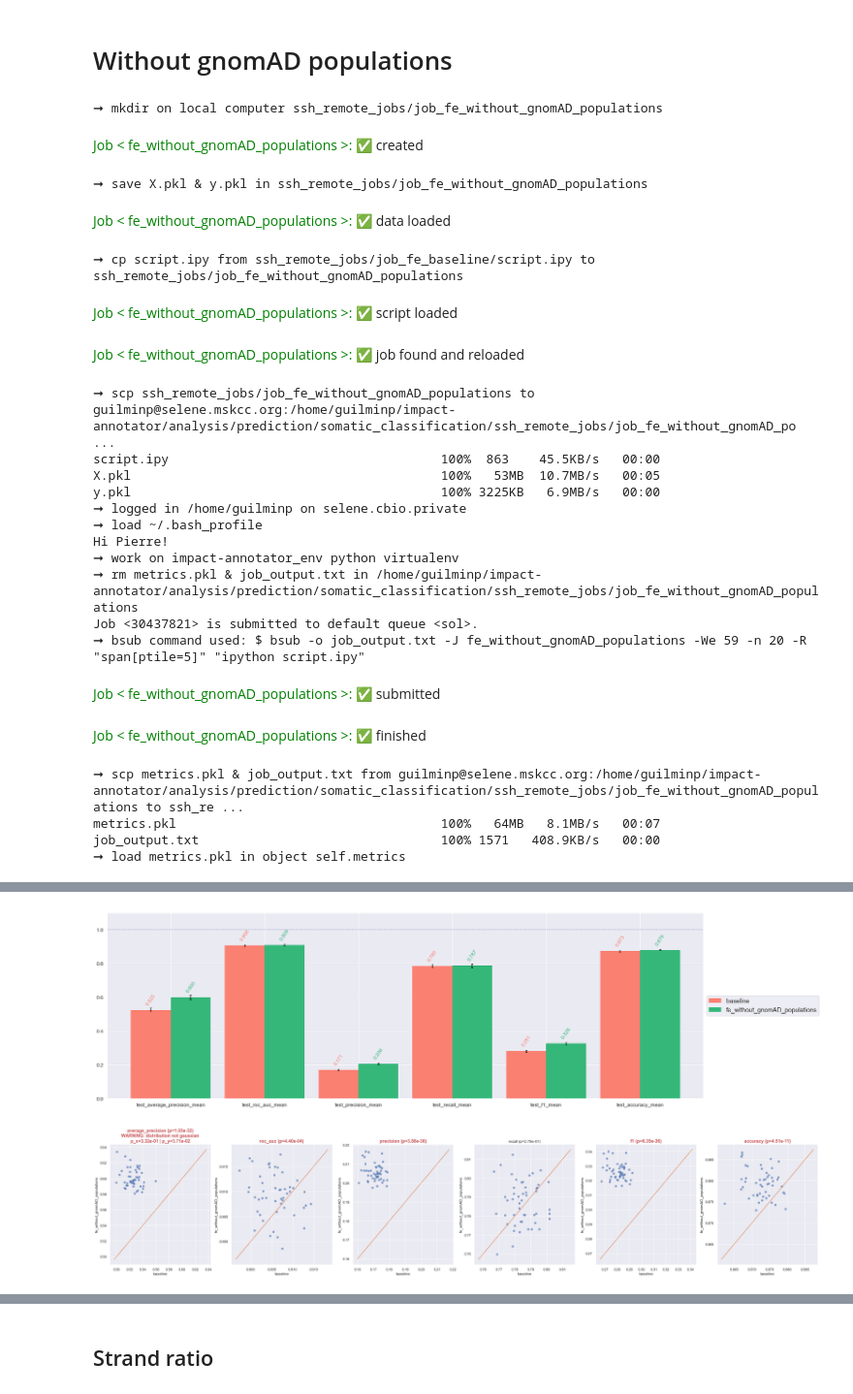
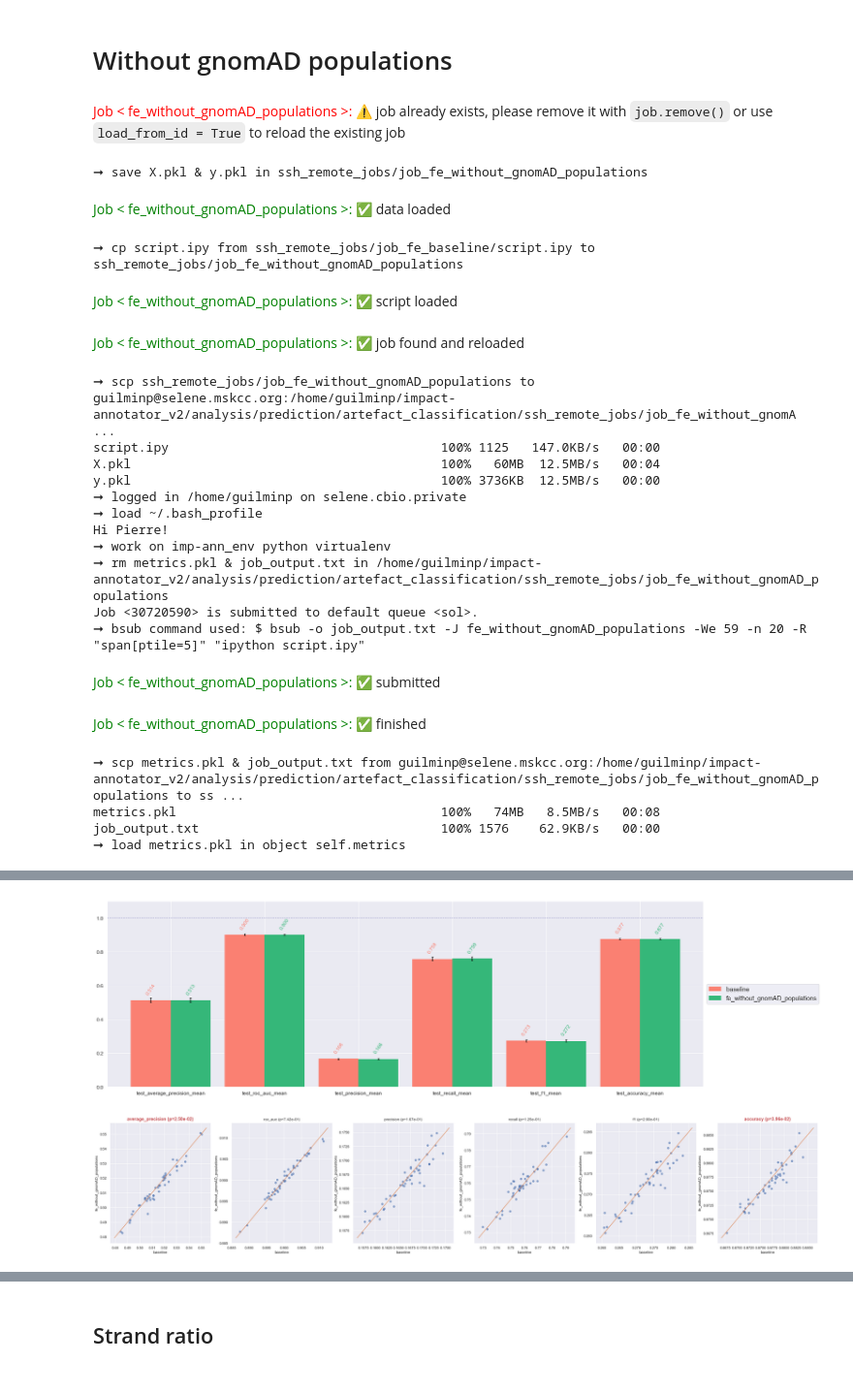
Before and after one commit to pierreguilmin/impact-annotator_v2, a Jupyter notebook: analysis/prediction/artefact_classification/feature_engineering.ipynb, the cells around one changed output, grey strips where cells are left out. Shown at 97% size. Cells and saved outputs as stored; diff of their text form; code cells hidden in the pictures.

```diff
--- a/analysis/prediction/artefact_classification/feature_engineering.ipynb
+++ b/analysis/prediction/artefact_classification/feature_engineering.ipynb
@@ -8,5 +18,9 @@ This notebook is divided in two parts:
 # %%
 %run ../../../utils/Python/setup_environment.ipy
 %run ../../../utils/Python/selene_job.ipy
+
+Selene_Job.cluster_username             = 'guilminp'
+Selene_Job.ssh_remote_jobs_cluster_path = '/home/guilminp/impact-annotator_v2/analysis/prediction/artefact_classification/ssh_remote_jobs'
+Selene_Job.ssh_remote_jobs_local_path   = 'ssh_remote_jobs'
 # %% [output]
 Setup environment... done!
@@ -72,0 +85,2 @@ job_baseline = Selene_Job('fe_baseline_181105', 'guilminp', '/home/guilminp/impa
+# %%
+job_baseline = Selene_Job('fe_baseline', load_from_id=True)
@@ -312,52 +325,52 @@ summary.plot()
 # %% [markdown]
 # Without gnomAD populations
 # %%
-features = get_features(individual_features_to_remove = AF_populations + ['VEP_SYMBOL'])
+features = get_features(individual_features_to_remove = AF_populations)
 X, y = data.process(features).get_X_and_y('all', 'all')
 
-job = Selene_Job('fe_without_gnomAD_populations', 'guilminp', '/home/guilminp/impact-annotator/analysis/prediction/somatic_classification/ssh_remote_jobs', 'ssh_remote_jobs')
+job = Selene_Job('fe_without_gnomAD_populations')
 job.load_data(X, y, path_to_script=job_baseline.script_path)
 # %% [output]
+<span style="color:red">Job < fe_without_gnomAD_populations >: </span>⚠️ job already exists, please remove it with `job.remove()` or use `load_from_id = True` to reload the existing job<br>
-➞ mkdir on local computer ssh_remote_jobs/job_fe_without_gnomAD_populations
+➞ save X.pkl & y.pkl in ssh_remote_jobs/job_fe_without_gnomAD_populations
-<span style="color:green">Job < fe_without_gnomAD_populations >: </span>✅ created
+<span style="color:green">Job < fe_without_gnomAD_populations >: </span>✅ data loaded
-➞ save X.pkl & y.pkl in ssh_remote_jobs/job_fe_without_gnomAD_populations
+➞ cp script.ipy from ssh_remote_jobs/job_fe_baseline/script.ipy to ssh_remote_jobs/job_fe_without_gnomAD_populations
-<span style="color:green">Job < fe_without_gnomAD_populations >: </span>✅ data loaded
-➞ cp script.ipy from ssh_remote_jobs/job_fe_baseline/script.ipy to ssh_remote_jobs/job_fe_without_gnomAD_populations
 <span style="color:green">Job < fe_without_gnomAD_populations >: </span>✅ script loaded
 # %%
-job = Selene_Job('fe_without_gnomAD_populations', 'guilminp', '/home/guilminp/impact-annotator/analysis/prediction/somatic_classification/ssh_remote_jobs', 'ssh_remote_jobs', load_from_id=True)
+job = Selene_Job('fe_without_gnomAD_populations', load_from_id=True)
 # %% [output]
 <span style="color:green">Job < fe_without_gnomAD_populations >: </span>✅ job found and reloaded
 # %%
 job.run(n_jobs=20, short_job=True)
 # %% [output]
-➞ scp ssh_remote_jobs/job_fe_without_gnomAD_populations to guilminp@selene.mskcc.org:/home/guilminp/impact-annotator/analysis/prediction/somatic_classification/ssh_remote_jobs/job_fe_without_gnomAD_po ...
-script.ipy                                    100%  863    45.5KB/s   00:00
-X.pkl                                         100%   53MB  10.7MB/s   00:05
-y.pkl                                         100% 3225KB   6.9MB/s   00:00
+➞ scp ssh_remote_jobs/job_fe_without_gnomAD_populations to guilminp@selene.mskcc.org:/home/guilminp/impact-annotator_v2/analysis/prediction/artefact_classification/ssh_remote_jobs/job_fe_without_gnomA ...
+script.ipy                                    100% 1125   147.0KB/s   00:00
+X.pkl                                         100%   60MB  12.5MB/s   00:04
+y.pkl                                         100% 3736KB  12.5MB/s   00:00
 ➞ logged in /home/guilminp on selene.cbio.private
 ➞ load ~/.bash_profile
 Hi Pierre!
-➞ work on impact-annotator_env python virtualenv
-➞ rm metrics.pkl & job_output.txt in /home/guilminp/impact-annotator/analysis/prediction/somatic_classification/ssh_remote_jobs/job_fe_without_gnomAD_populations
-Job <30437821> is submitted to default queue <sol>.
+➞ work on imp-ann_env python virtualenv
+➞ rm metrics.pkl & job_output.txt in /home/guilminp/impact-annotator_v2/analysis/prediction/artefact_classification/ssh_remote_jobs/job_fe_without_gnomAD_populations
+Job <30720590> is submitted to default queue <sol>.
 ➞ bsub command used: $ bsub -o job_output.txt -J fe_without_gnomAD_populations -We 59 -n 20 -R "span[ptile=5]" "ipython script.ipy"
 <span style="color:green">Job < fe_without_gnomAD_populations >: </span>✅ submitted<br>
 # %%
 job.get_results()
 # %% [output]
 <span style="color:green">Job < fe_without_gnomAD_populations >: </span>✅ finished<br>
-➞ scp metrics.pkl & job_output.txt from guilminp@selene.mskcc.org:/home/guilminp/impact-annotator/analysis/prediction/somatic_classification/ssh_remote_jobs/job_fe_without_gnomAD_populations to ssh_re ...
-metrics.pkl                                   100%   64MB   8.1MB/s   00:07
-job_output.txt                                100% 1571   408.9KB/s   00:00
+➞ scp metrics.pkl & job_output.txt from guilminp@selene.mskcc.org:/home/guilminp/impact-annotator_v2/analysis/prediction/artefact_classification/ssh_remote_jobs/job_fe_without_gnomAD_populations to ss ...
+metrics.pkl                                   100%   74MB   8.5MB/s   00:08
+job_output.txt                                100% 1576    62.9KB/s   00:00
 ➞ load metrics.pkl in object self.metrics
 # %%
-summary_2 = Summary()
-summary_2.add(job_baseline.metrics, 'baseline', 'salmon')
-summary_2.add(job.metrics, job.job_id)
-summary_2.display()
-summary_2.plot()
-summary_2.plot_2_vs_2('baseline', 'fe_without_gnomAD_populations')
+summary = Summary()
+summary.add(job_baseline.metrics, 'baseline', 'salmon')
+summary.add(job.metrics, job.job_id)
+
+summary.display()
+summary.plot()
+summary.plot_2_vs_2('baseline', job.job_id)
 # %% [output]
 |  | test_average_precision_mean | test_roc_auc_mean | test_precision_mean | test_recall_mean | test_f1_mean | ... |
 | metrics_name |  |  |  |  |  | ... |
@@ -366,2 +379,2 @@ summary_2.plot_2_vs_2('baseline', 'fe_without_gnomAD_populations')
-[figure, old version]
+[figure, new version]
-[figure, old version]
+[figure, new version]
```
Also changed, not shown: parts of 109 cells of this notebook, 7 other files.
